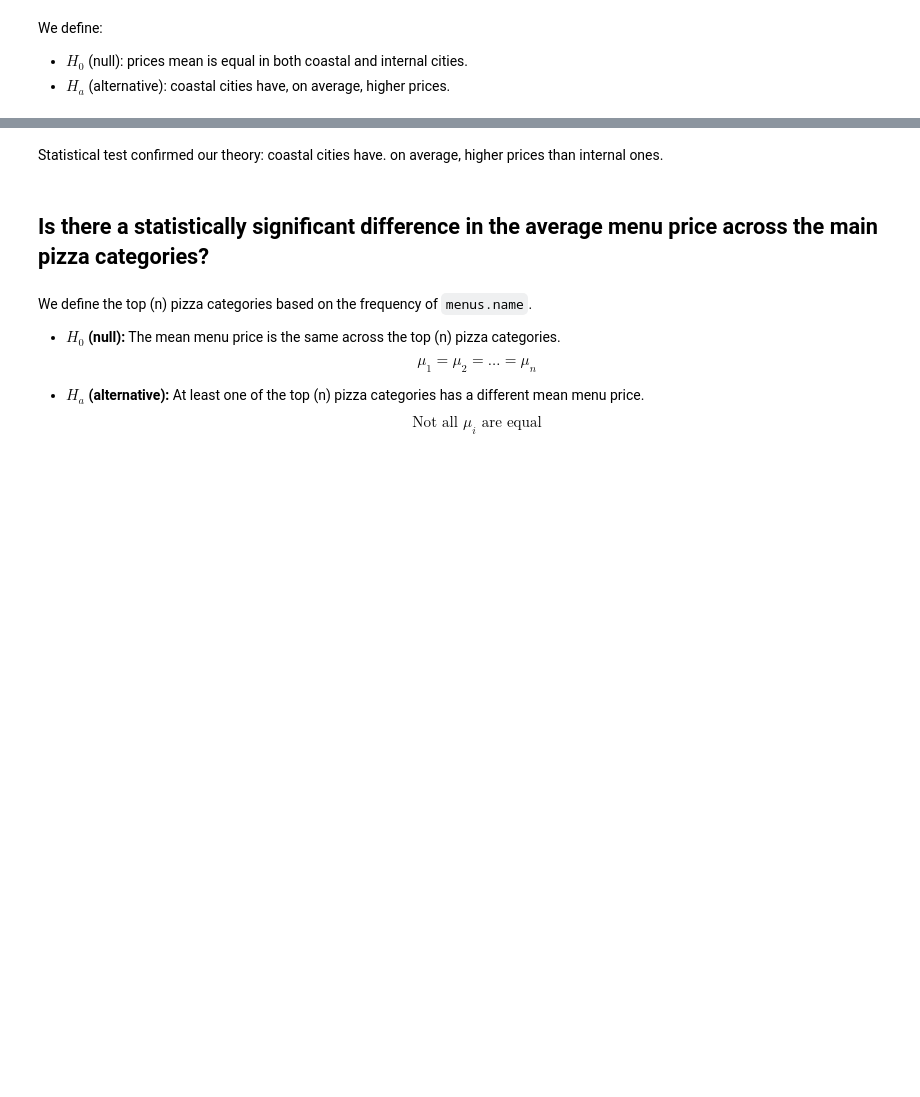
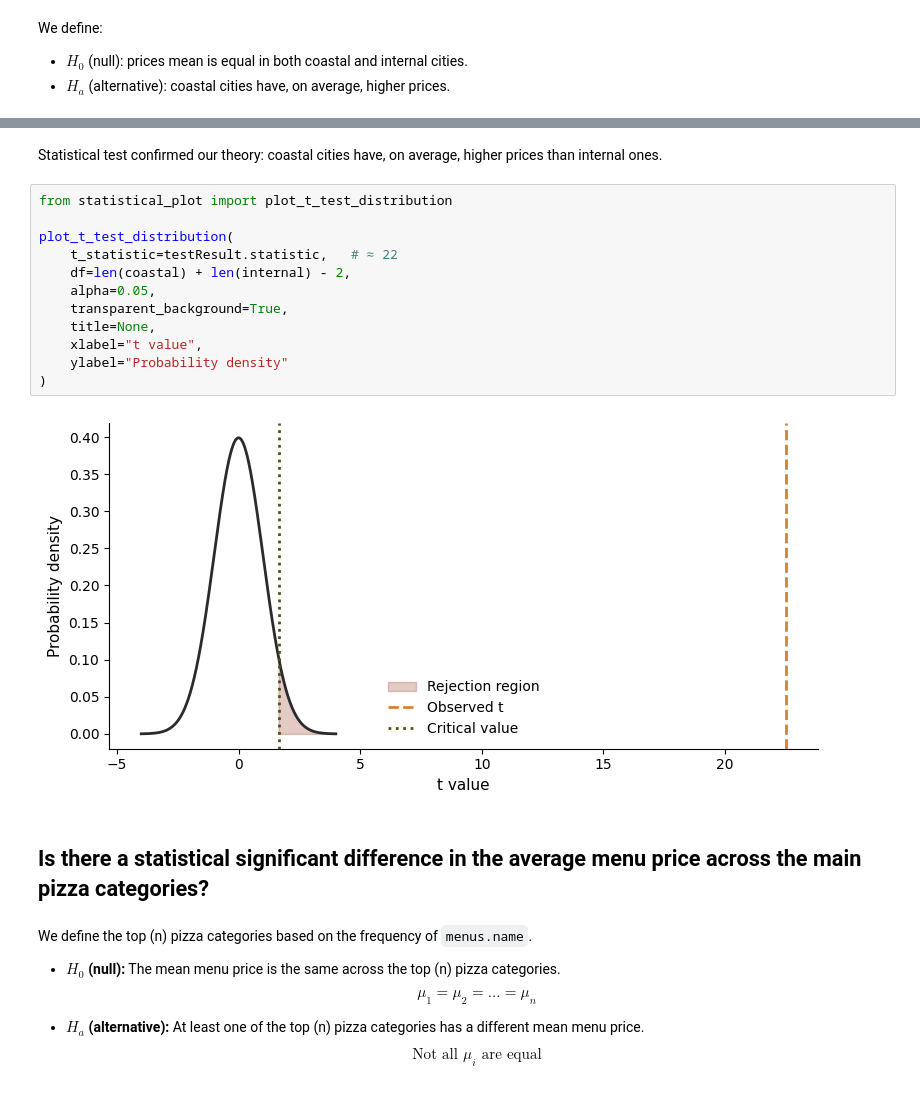
Before and after one commit to emanuelegaliano/Fundamentals-of-Data-Analysis, a Jupyter notebook: progetto.ipynb, the cells around one changed output, grey strips where cells are left out. Cells and saved outputs as stored; diff of their text form; blank space fills up the shorter version.

```diff
--- a/progetto.ipynb
+++ b/progetto.ipynb
@@ -1507,9 +1513,23 @@ Significance level: 0.05
 P-value: 7.596608349929272e-108
 Reject null hypothesis: significant difference in mean menu prices between coastal and internal cities.
 # %% [markdown]
-Statistical test confirmed our theory: coastal cities have. on average, higher prices than internal ones.
+Statistical test confirmed our theory: coastal cities have, on average, higher prices than internal ones.
+# %%
+from statistical_plot import plot_t_test_distribution
+
+plot_t_test_distribution(
+    t_statistic=testResult.statistic,   # ≈ 22
+    df=len(coastal) + len(internal) - 2,
+    alpha=0.05,
+    transparent_background=True,
+    title=None,
+    xlabel="t value",
+    ylabel="Probability density"
+)
+# %% [output]
+[figure, added]
 # %% [markdown]
-## Is there a statistically significant difference in the average menu price across the main pizza categories?
+## Is there a statistical significant difference in the average menu price across the main pizza categories?
 # %% [markdown]
 We define the top \(n\) pizza categories based on the frequency of `menus.name`.
 
```
Also changed, not shown: parts of 21 cells of this notebook, 1 other file.
